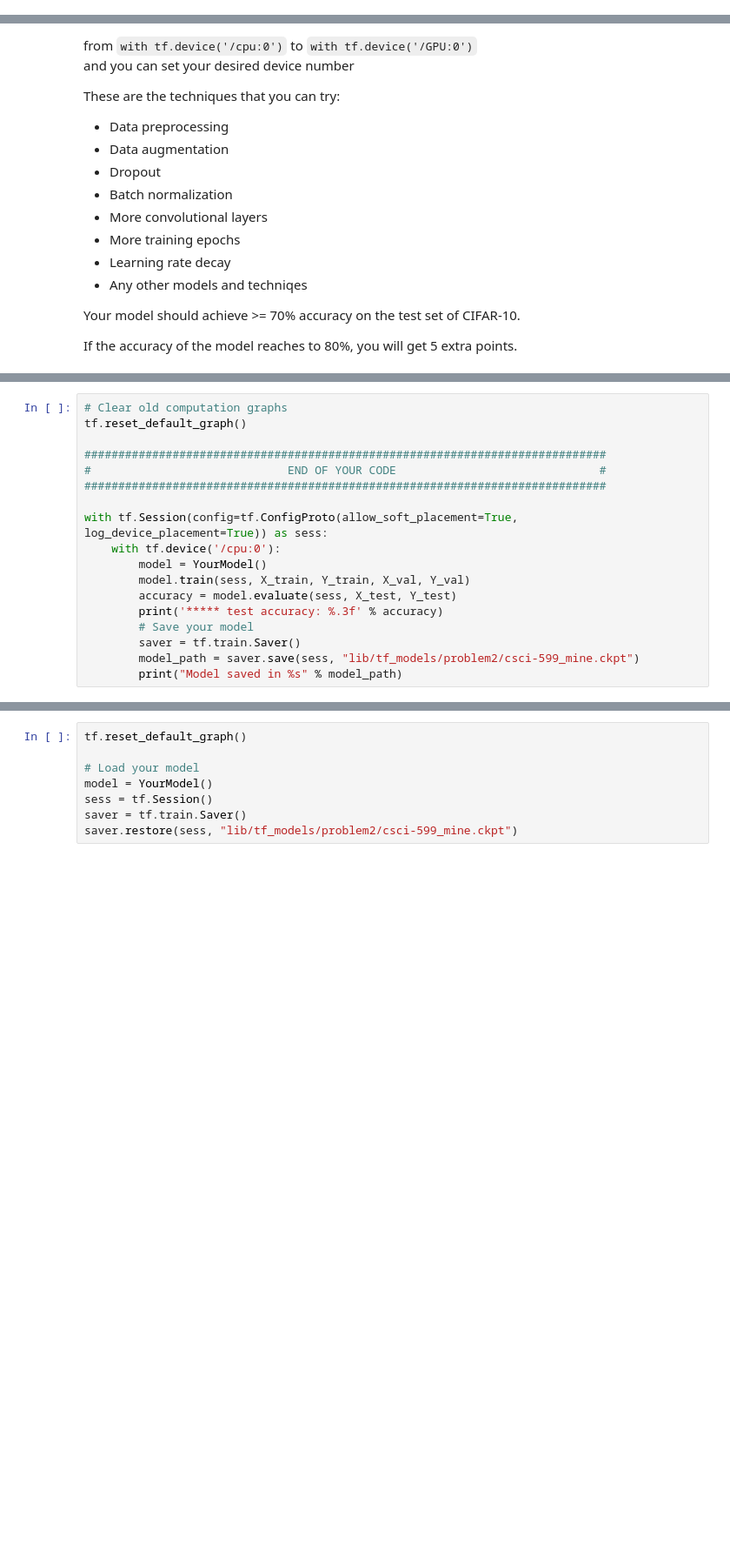
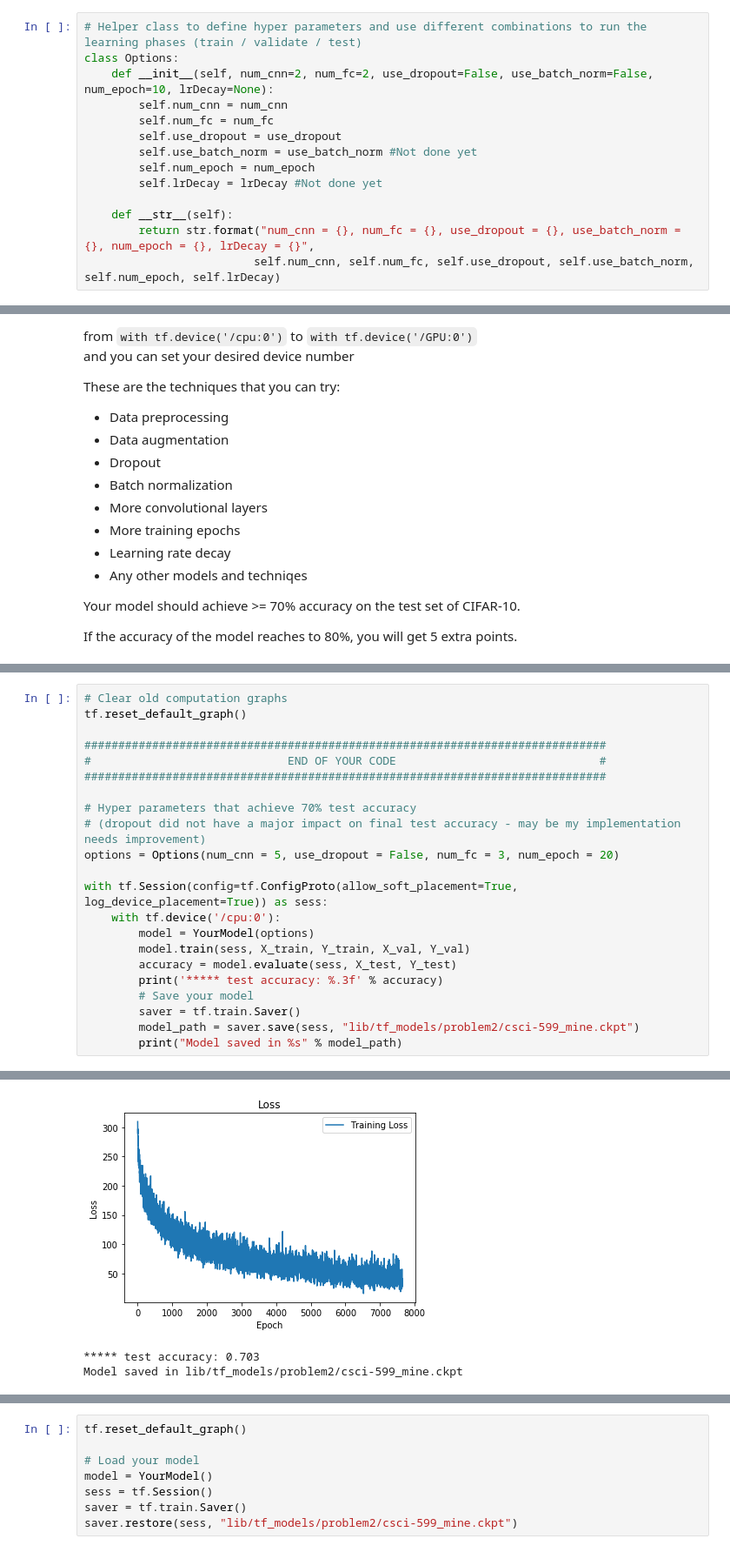
Before and after one commit to PradeepKadubandi/CSCI599-Assignment1, a Jupyter notebook: Problem_2.ipynb, the cells around one changed output, grey strips where cells are left out. Shown: that part at 87% size. Saved outputs shown, nothing was run; the diff lists cells and outputs as text; blank space fills up the shorter version.

```diff
--- a/Problem_2.ipynb
+++ b/Problem_2.ipynb
@@ -165,5 +163,19 @@ def norm(input, is_training):
 #############################################################################
 # %% [markdown]
 ## Sample convolutional neural network
+# %%
+# Helper class to define hyper parameters and use different combinations to run the learning phases (train / validate / test)
+class Options:
+    def __init__(self, num_cnn=2, num_fc=2, use_dropout=False, use_batch_norm=False, num_epoch=10, lrDecay=None):
+        self.num_cnn = num_cnn
+        self.num_fc = num_fc
+        self.use_dropout = use_dropout
+        self.use_batch_norm = use_batch_norm #Not done yet
+        self.num_epoch = num_epoch
+        self.lrDecay = lrDecay #Not done yet
+
+    def __str__(self):
+        return str.format("num_cnn = {}, num_fc = {}, use_dropout = {}, use_batch_norm = {}, num_epoch = {}, lrDecay = {}",
+                         self.num_cnn, self.num_fc, self.use_dropout, self.use_batch_norm, self.num_epoch, self.lrDecay)
 # %%
 class BaseModel(object):
@@ -438,9 +680,13 @@ tf.reset_default_graph()
 #                             END OF YOUR CODE                              #
 #############################################################################
 
+# Hyper parameters that achieve 70% test accuracy
+# (dropout did not have a major impact on final test accuracy - may be my implementation needs improvement)
+options = Options(num_cnn = 5, use_dropout = False, num_fc = 3, num_epoch = 20)
+
 with tf.Session(config=tf.ConfigProto(allow_soft_placement=True, log_device_placement=True)) as sess:
     with tf.device('/cpu:0'):
-        model = YourModel()
+        model = YourModel(options)
         model.train(sess, X_train, Y_train, X_val, Y_val)
         accuracy = model.evaluate(sess, X_test, Y_test)
         print('***** test accuracy: %.3f' % accuracy)
@@ -448,3 +694,4 @@ with tf.Session(config=tf.ConfigProto(allow_soft_placement=True, log_device_plac
         saver = tf.train.Saver()
         model_path = saver.save(sess, "lib/tf_models/problem2/csci-599_mine.ckpt")
         print("Model saved in %s" % model_path)
+# %% [output]
@@ -450,0 +715,3 @@ with tf.Session(config=tf.ConfigProto(allow_soft_placement=True, log_device_plac
+[figure, added]
+***** test accuracy: 0.703
+Model saved in lib/tf_models/problem2/csci-599_mine.ckpt
```
Also changed, not shown: parts of 9 cells of this notebook.
